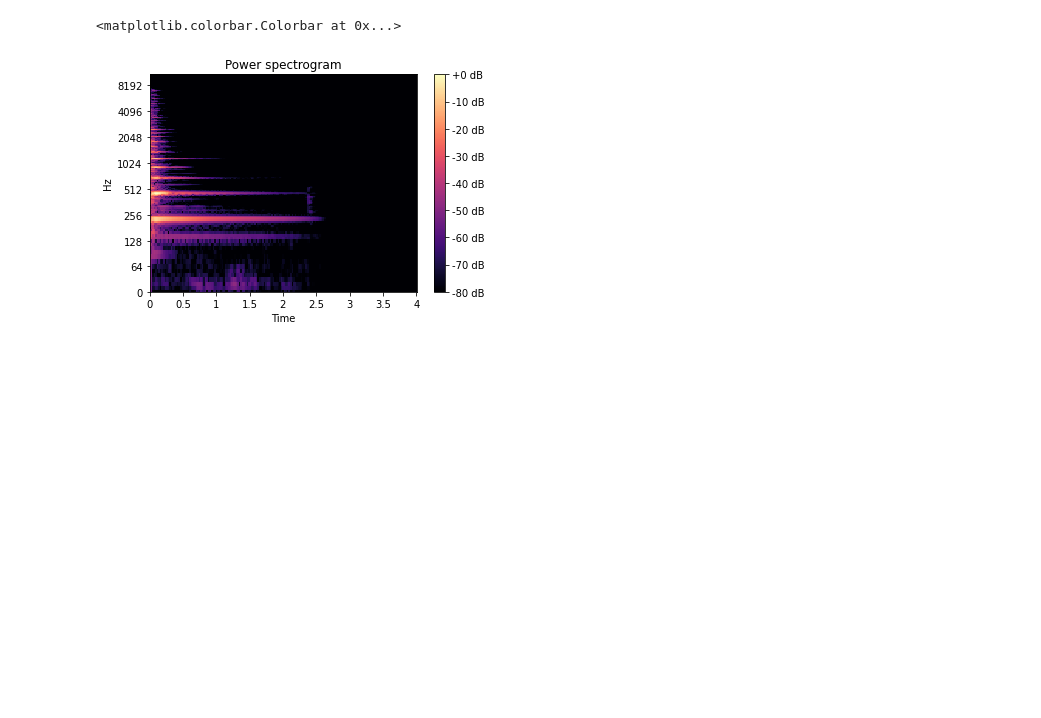
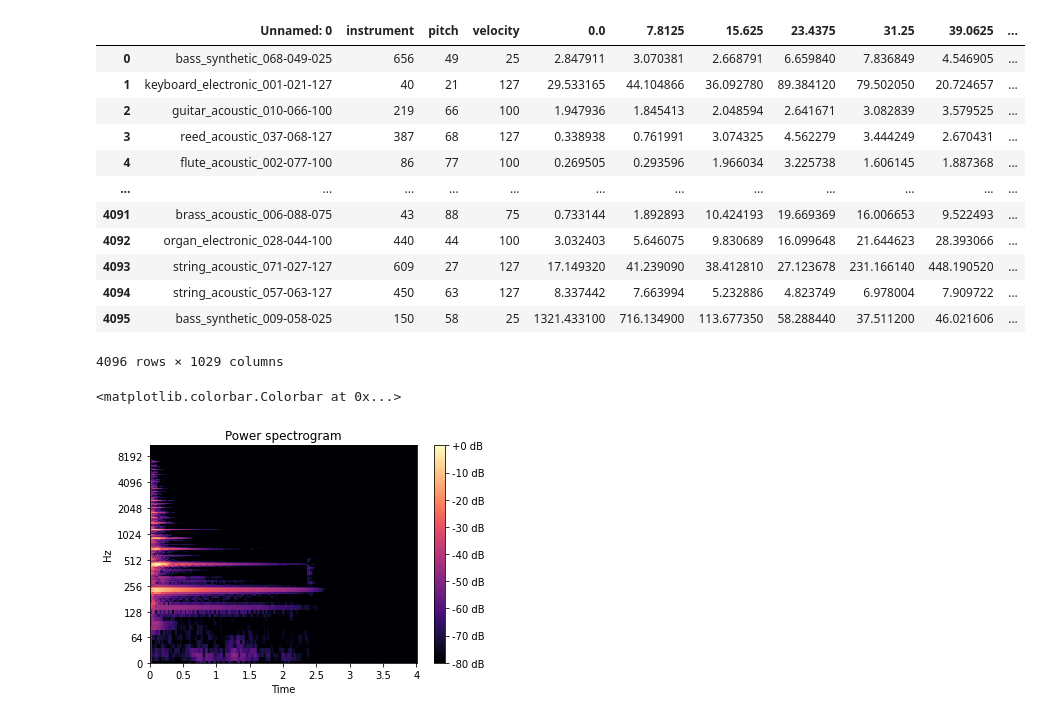
Before and after one commit to lkoppenol/rimworld-of-sound, a Jupyter notebook: notebooks/dataexplorr.ipynb, the cells around one changed output. Saved outputs shown, nothing was run; the diff lists cells and outputs as text; code cells hidden in the pictures; blank space fills up the shorter version.

```diff
--- a/notebooks/dataexplorr.ipynb
+++ b/notebooks/dataexplorr.ipynb
@@ -75,3 +1,26 @@ md
+# %%
+from pathlib import Path
+import librosa
+import pandas as pd
+import numpy as np
+
+
+md = pd.read_csv("../data/generated/dataset_test.csv")
+md
+# %% [output]
+|  | Unnamed: 0 | instrument | pitch | velocity | 0.0 | 7.8125 | 15.625 | 23.4375 | 31.25 | 39.0625 | ... |
+| 0 | bass_synthetic_068-049-025 | 656 | 49 | 25 | 2.847911 | 3.070381 | 2.668791 | 6.659840 | 7.836849 | 4.546905 | ... |
+| 1 | keyboard_electronic_001-021-127 | 40 | 21 | 127 | 29.533165 | 44.104866 | 36.092780 | 89.384120 | 79.502050 | 20.724657 | ... |
+| 2 | guitar_acoustic_010-066-100 | 219 | 66 | 100 | 1.947936 | 1.845413 | 2.048594 | 2.641671 | 3.082839 | 3.579525 | ... |
+| 3 | reed_acoustic_037-068-127 | 387 | 68 | 127 | 0.338938 | 0.761991 | 3.074325 | 4.562279 | 3.444249 | 2.670431 | ... |
+| 4 | flute_acoustic_002-077-100 | 86 | 77 | 100 | 0.269505 | 0.293596 | 1.966034 | 3.225738 | 1.606145 | 1.887368 | ... |
+| ... | ... | ... | ... | ... | ... | ... | ... | ... | ... | ... | ... |
+| 4091 | brass_acoustic_006-088-075 | 43 | 88 | 75 | 0.733144 | 1.892893 | 10.424193 | 19.669369 | 16.006653 | 9.522493 | ... |
+| 4092 | organ_electronic_028-044-100 | 440 | 44 | 100 | 3.032403 | 5.646075 | 9.830689 | 16.099648 | 21.644623 | 28.393066 | ... |
+| 4093 | string_acoustic_071-027-127 | 609 | 27 | 127 | 17.149320 | 41.239090 | 38.412810 | 27.123678 | 231.166140 | 448.190520 | ... |
+| 4094 | string_acoustic_057-063-127 | 450 | 63 | 127 | 8.337442 | 7.663994 | 5.232886 | 4.823749 | 6.978004 | 7.909722 | ... |
+| 4095 | bass_synthetic_009-058-025 | 150 | 58 | 25 | 1321.433100 | 716.134900 | 113.677350 | 58.288440 | 37.511200 | 46.021606 | ... |
+4096 rows × 1029 columns
 # %%
 import matplotlib.pyplot as plt
 import librosa.display
```
Also changed, not shown: parts of 1 cell of this notebook, 3 other files.
